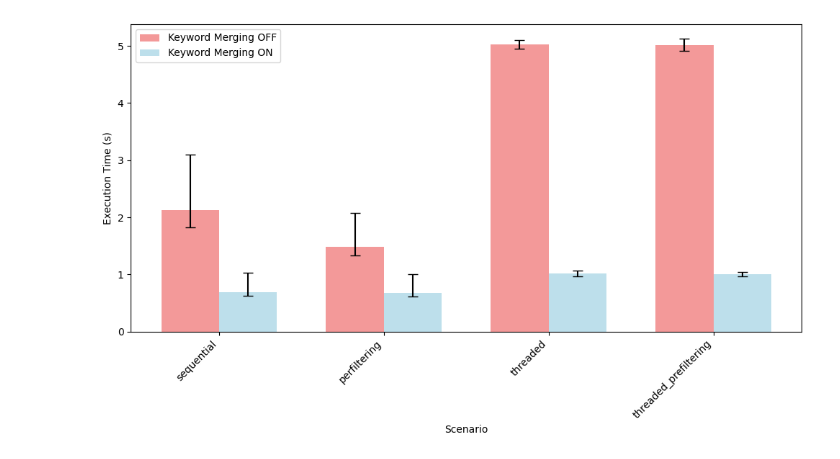
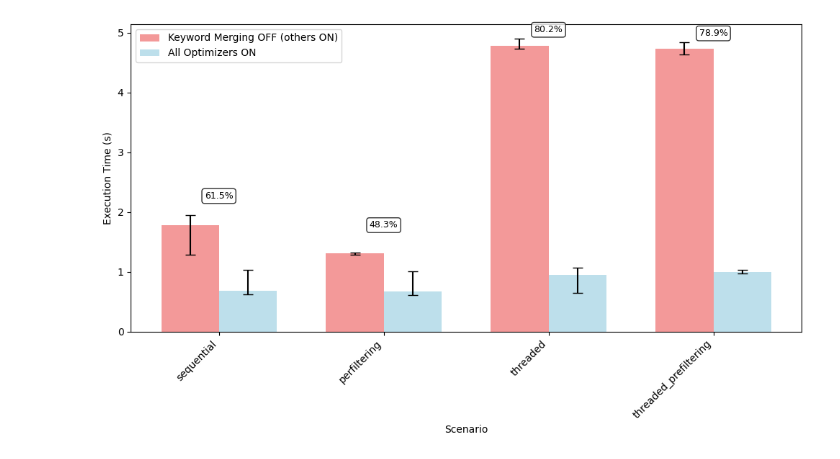
Before and after one commit to leonardgeissler/fainder-demo, a Jupyter notebook: analysis/performance_tests/analysis_optimizer.ipynb, the cells around one changed output. Cells and saved outputs as stored; diff of their text form; code cells hidden in the pictures.

```diff
--- a/analysis/performance_tests/analysis_optimizer.ipynb
+++ b/analysis/performance_tests/analysis_optimizer.ipynb
@@ -294,10 +294,8 @@ Optimizer columns available:
 
 logger.info("=== Keyword Merging Optimization Analysis ===")
 
-# Filter for categories that involve keywords and multiple elements
-keyword_categories = [
-    "base_keyword_queries_with_multiple_elements",
-]
+# Filter for categories that benefit from keyword merging
+keyword_categories = ["base_keyword_queries_with_multiple_elements"]
 
 # Check if optimizer_keyword_merging column exists
 if "optimizer_keyword_merging" not in df_latest.columns:
@@ -309,12 +307,23 @@ else:
 
     # Filter data for keyword-related categories
     df_keywords = df_latest[df_latest["category"].isin(keyword_categories)]
-    logger.info(f"Found {len(df_keywords)} records for keyword-related categories")
+    logger.info(
+        f"Found {len(df_keywords)} records for keyword merging-related categories"
+    )
 
-    if not df_keywords.empty:
+    # FILTER: Only include data where all other optimizers are turned ON
+    df_keywords_filtered = df_keywords[
+        (df_keywords["optimizer_cost_sorting"] == True)
+        & (df_keywords["optimizer_split_up_junctions"] == True)
+    ]
+    logger.info(
+        f"After filtering for all other optimizers ON: {len(df_keywords_filtered)} records"
+    )
+
+    if not df_keywords_filtered.empty:
         # Group by optimizer setting and scenario (ignoring fainder_mode)
         for category in keyword_categories:
-            df_cat = df_keywords[df_keywords["category"] == category]
+            df_cat = df_keywords_filtered[df_keywords_filtered["category"] == category]
             if df_cat.empty:
                 continue
 
@@ -383,17 +392,13 @@ else:
                 if not opt_on.empty and not opt_off.empty:
                     # Align data by scenario
                     on_means = [
-                        opt_on[opt_on["scenario"] == s]["mean_execution_time"].iloc[
-                            0
-                        ]
+                        opt_on[opt_on["scenario"] == s]["mean_execution_time"].iloc[0]
                         if not opt_on[opt_on["scenario"] == s].empty
                         else 0
                         for s in scenarios
                     ]
                     off_means = [
-                        opt_off[opt_off["scenario"] == s][
-                            "mean_execution_time"
-                        ].iloc[0]
+                        opt_off[opt_off["scenario"] == s]["mean_execution_time"].iloc[0]
                         if not opt_off[opt_off["scenario"] == s].empty
                         else 0
                         for s in scenarios
@@ -401,33 +406,25 @@ else:
 
                     # Get min and max values for error bars
                     off_mins = [
-                        opt_off[opt_off["scenario"] == s][
-                            "min_execution_time"
-                        ].iloc[0]
+                        opt_off[opt_off["scenario"] == s]["min_execution_time"].iloc[0]
                         if not opt_off[opt_off["scenario"] == s].empty
                         else 0
                         for s in scenarios
                     ]
                     off_maxs = [
-                        opt_off[opt_off["scenario"] == s][
-                            "max_execution_time"
-                        ].iloc[0]
+                        opt_off[opt_off["scenario"] == s]["max_execution_time"].iloc[0]
                         if not opt_off[opt_off["scenario"] == s].empty
                         else 0
                         for s in scenarios
                     ]
                     on_mins = [
-                        opt_on[opt_on["scenario"] == s]["min_execution_time"].iloc[
-                            0
-                        ]
+                        opt_on[opt_on["scenario"] == s]["min_execution_time"].iloc[0]
                         if not opt_on[opt_on["scenario"] == s].empty
                         else 0
                         for s in scenarios
                     ]
                     on_maxs = [
-                        opt_on[opt_on["scenario"] == s]["max_execution_time"].iloc[
-                            0
-                        ]
+                        opt_on[opt_on["scenario"] == s]["max_execution_time"].iloc[0]
                         if not opt_on[opt_on["scenario"] == s].empty
                         else 0
                         for s in scenarios
@@ -451,7 +448,7 @@ else:
                         x - width / 2,
                         off_means,
                         width,
-                        label="Keyword Merging OFF",
+                        label="Keyword Merging OFF (others ON)",
                         alpha=0.8,
                         yerr=[off_lower_err, off_upper_err],
                         capsize=5,
@@ -461,7 +458,7 @@ else:
                         x + width / 2,
                         on_means,
                         width,
-                        label="Keyword Merging ON",
+                        label="All Optimizers ON",
                         alpha=0.8,
                         yerr=[on_lower_err, on_upper_err],
                         capsize=5,
@@ -474,14 +471,30 @@ else:
                     ax1.set_xticklabels(scenarios, rotation=45, ha="right")
                     ax1.legend()
 
-                    # Log performance improvement percentages (but don't plot them)
+                    # Add percentage improvement annotations above bars
                     for i, scenario in enumerate(scenarios):
                         if on_means[i] > 0 and off_means[i] > 0:
                             improvement = (
                                 (off_means[i] - on_means[i]) / off_means[i]
                             ) * 100
+                            y_pos = (
+                                max(off_means[i], on_means[i])
+                                + max(off_upper_err[i], on_upper_err[i])
+                                + 0.05
+                            )
+                            ax1.annotate(
+                                f"{improvement:.1f}%",
+                                xy=(x[i], y_pos),
+                                xytext=(0, 3),
+                                textcoords="offset points",
+                                ha="center",
+                                fontsize=9,
+                                bbox=dict(
+                                    boxstyle="round,pad=0.3", fc="white", alpha=0.8
+                                ),
+                            )
                             logger.info(
-                                f"    {scenario}: {improvement:.2f}% improvement when ON"
+                                f"    {scenario}: {improvement:.2f}% improvement when keyword merging ON"
                             )
 
                     plt.tight_layout()
@@ -489,6 +502,10 @@ else:
                     plt.savefig(filename)
                     logger.info(f"    Saved plot: {filename}")
                     plt.show()
+    else:
+        logger.warning(
+            "No data available for keyword merging analysis with all other optimizers ON"
+        )
 
     # Save keyword merging statistics
     if keyword_merging_stats:
@@ -515 +534 @@ else:
-[figure, old version]
+[figure, new version]
```
Also changed, not shown: parts of 9 cells of this notebook.
